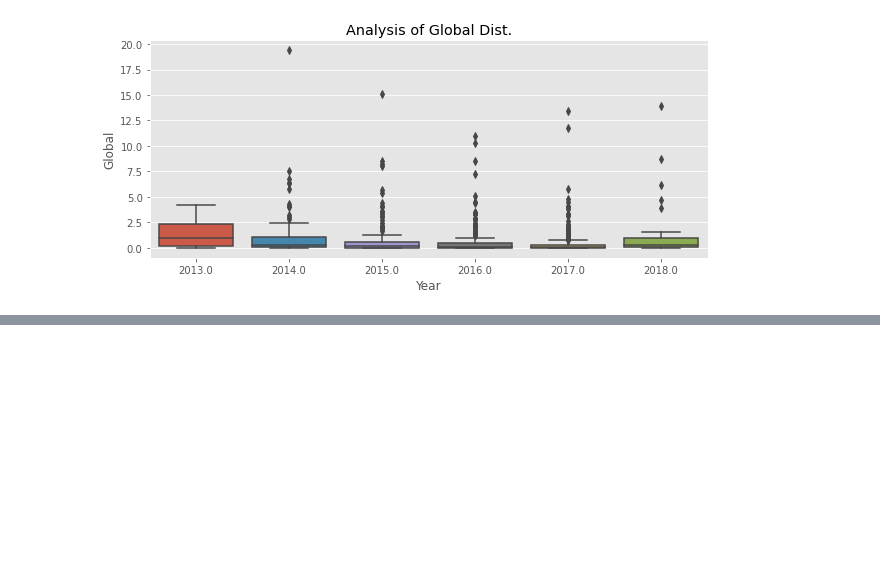
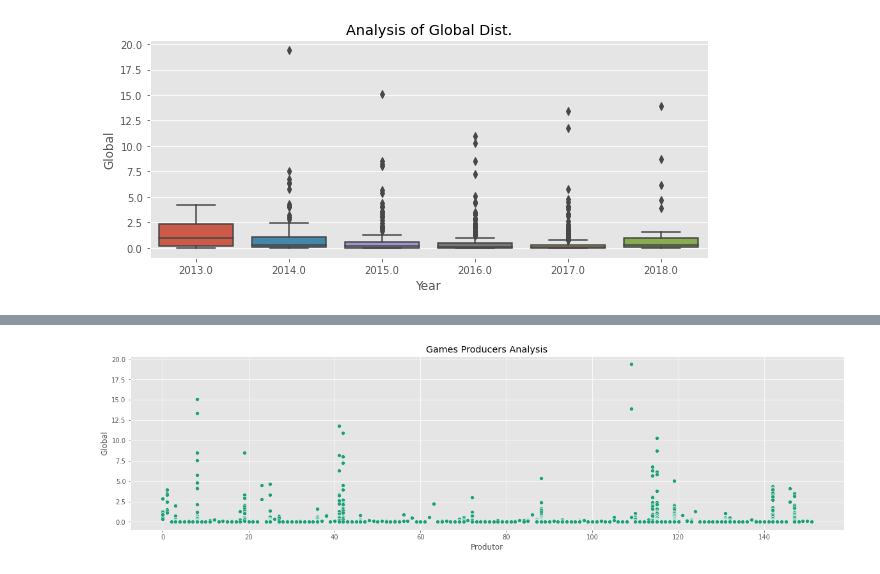
Before and after one commit to Lucas-procopio/Analysis_Cases, a Jupyter notebook: Análise_do_Mercado_de_Games.ipynb, the cells around one changed output, grey strips where cells are left out. Cells and saved outputs as stored; diff of their text form; code cells hidden in the pictures; blank space fills up the shorter version.

```diff
--- a/Análise_do_Mercado_de_Games.ipynb
+++ b/Análise_do_Mercado_de_Games.ipynb
@@ -157,0 +199,11 @@ dataset.loc[ dataset['Global'] >= 10]
+# %%
+# Transforming text values to numeric values
+from sklearn.preprocessing import LabelEncoder
+
+funcao_label = LabelEncoder()
+
+dataset['Produtor'] = funcao_label.fit_transform( dataset['Publisher'])
+dataset['Genero'] = funcao_label.fit_transform( dataset['Genre'])
+dataset['Jogo'] = funcao_label.fit_transform( dataset['Game'])
+
+dataset.head()
@@ -157,0 +219,5 @@ dataset.loc[ dataset['Global'] >= 10]
+# %%
+# Getting on color palette
+
+paleta_cores = sns.color_palette('Dark2', 8)
+paleta_cores
@@ -157,0 +233,6 @@ dataset.loc[ dataset['Global'] >= 10]
+# %%
+plt.figure( figsize=(20,5))
+plt.title('Games Producers Analysis')
+sns.scatterplot(data=dataset, x='Produtor', y='Global', color=paleta_cores[0]);
+# %% [output]
+[figure, added]
```
Also changed, not shown: parts of 16 cells of this notebook.
